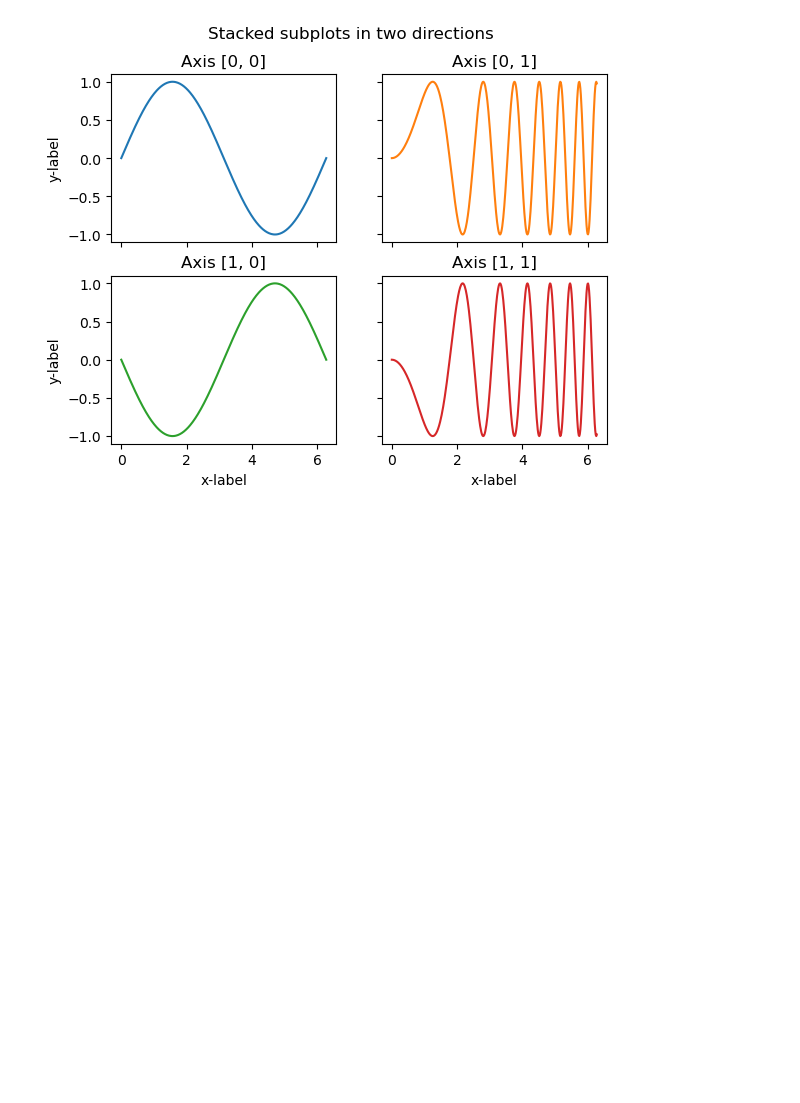
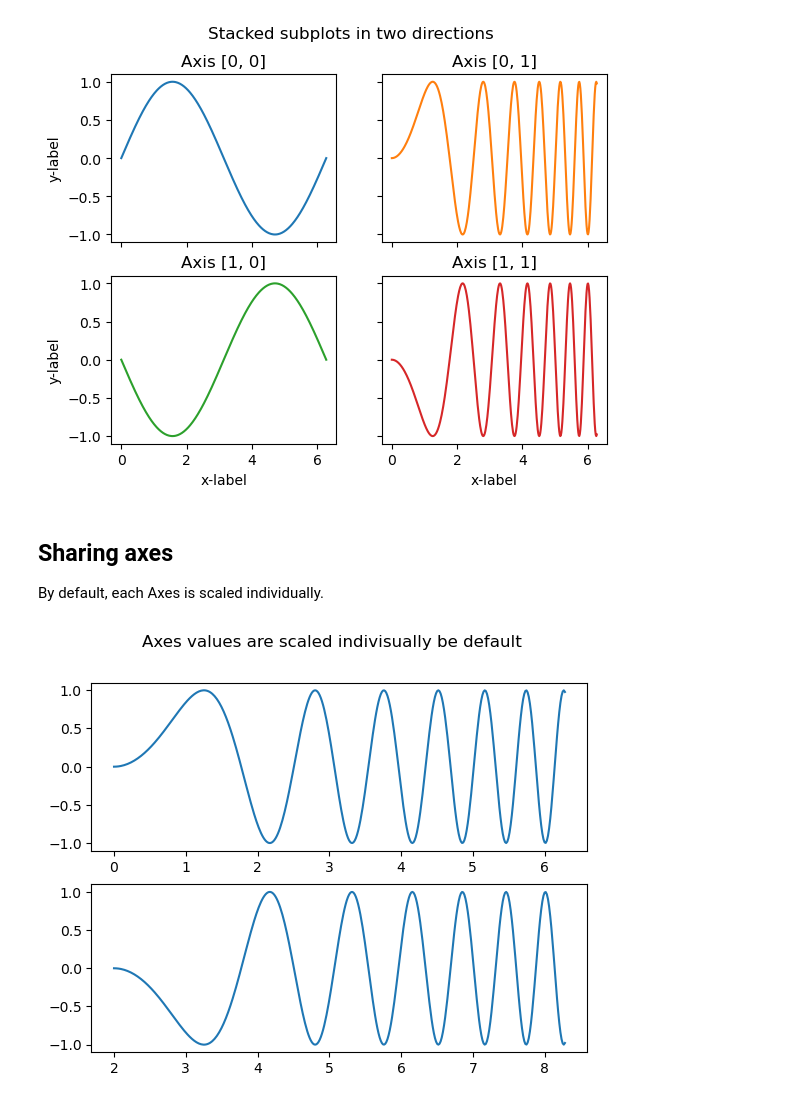
Before and after one commit to WasikAhmed/dataScience-and-ML, a Jupyter notebook: Matplotlib/subplots.ipynb, the cells around one changed output. Saved outputs shown, nothing was run; the diff lists cells and outputs as text; code cells hidden in the pictures; blank space fills up the shorter version.

Commit message:
Enhanced subplotting functionality
Added Sharing axes and Polar axes

```diff
--- a/Matplotlib/subplots.ipynb
+++ b/Matplotlib/subplots.ipynb
@@ -99,3 +99,14 @@ fig.suptitle('Stacked subplots in two directions')
 plt.show()
 # %% [output]
 [figure]
+# %% [markdown]
+## Sharing axes
+By default, each Axes is scaled individually.
+# %%
+fig, (ax1, ax2) = plt.subplots(2)
+fig.suptitle('Axes values are scaled indivisually be default')
+ax1.plot(x, y2)
+ax2.plot(x+2, -y2)
+plt.show()
+# %% [output]
+[figure, added]
```
Also changed, not shown: parts of 13 cells of this notebook.
